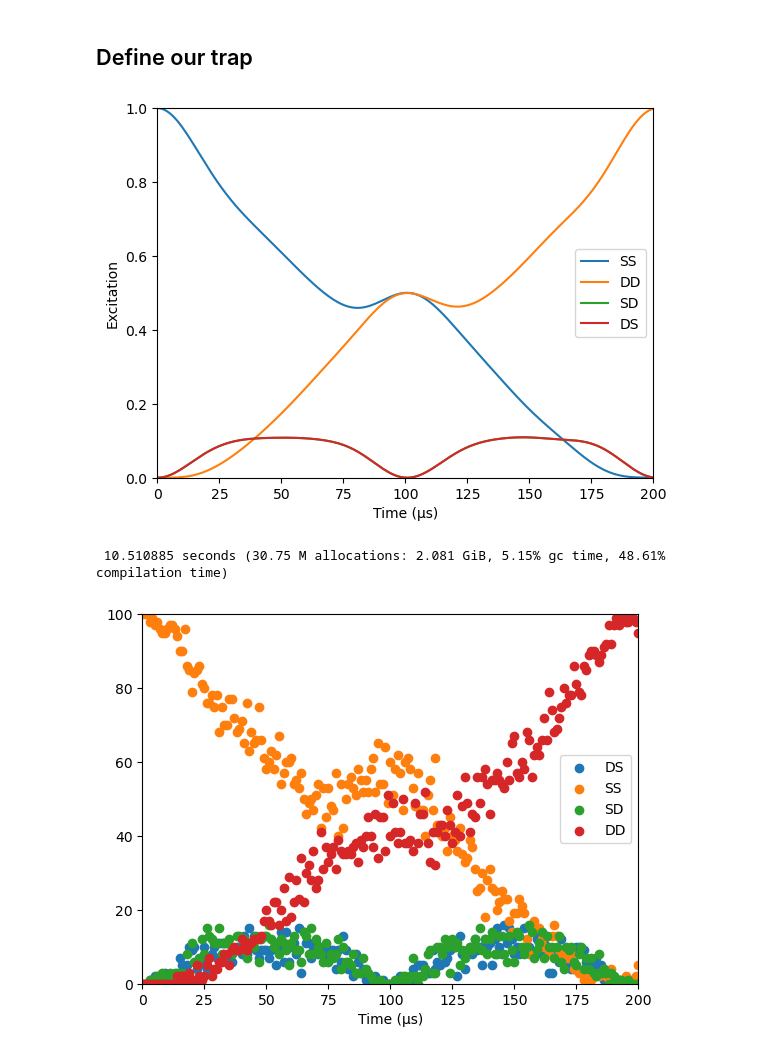
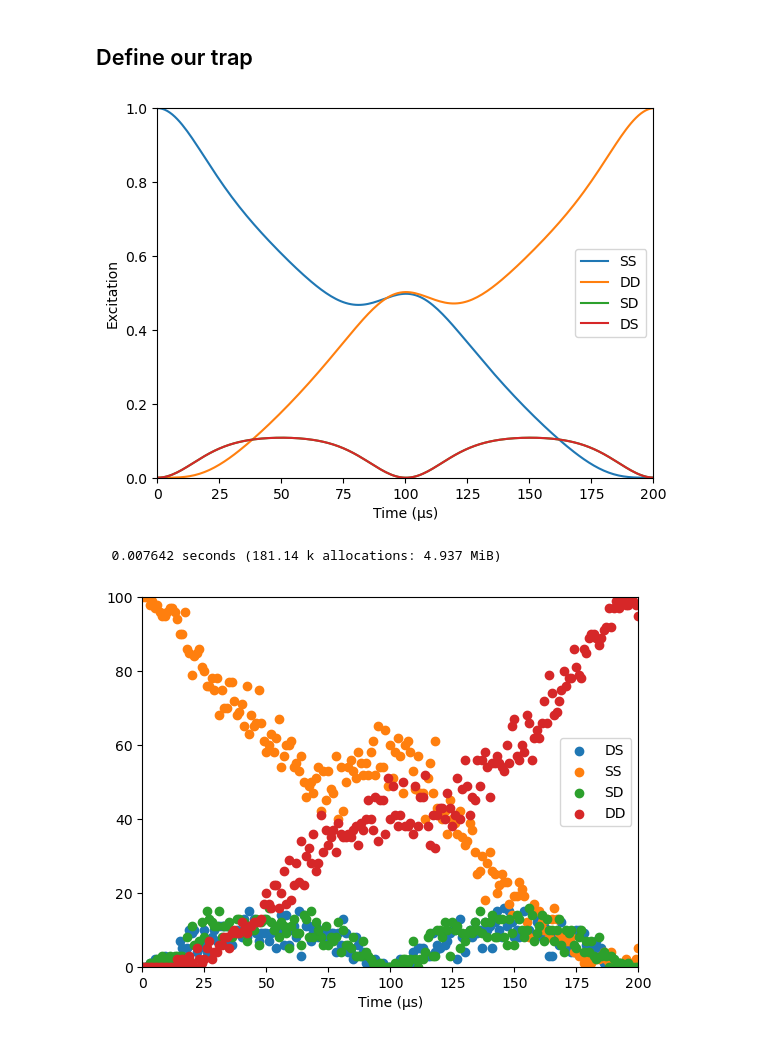
Before and after one commit to HaeffnerLab/hamiltonian-learning, a Jupyter notebook: MS_Control_Learning_Prototyping.ipynb, the cells around one changed output. Cells and saved outputs as stored; diff of their text form; code cells hidden in the pictures.

```diff
--- a/MS_Control_Learning_Prototyping.ipynb
+++ b/MS_Control_Learning_Prototyping.ipynb
@@ -98,13 +98,13 @@ function calculate_η()
     ]
     trap = Trap(configuration=chain, B=4e-4, Bhat=ẑ, δB=0, lasers=lasers)
     axial_mode = trap.configuration.vibrational_modes.z[1]
-    axial_mode.N = 5
+    axial_mode.N = 10
     return axial_mode, abs(get_η(axial_mode, lasers[1], ions[1]))
 end
 
 axial_mode, η = calculate_η();
 # %%
-function simulate_trap(tspan, detuning, pi_time)
+function simulate_trap(tspan, detuning_khz, pi_time_μs)
     # defining trap parameters
     ca_ions = [Ca40(["S-1/2", "D-1/2"]), Ca40(["S-1/2", "D-1/2"])]
     chain = LinearChain(
@@ -119,13 +119,13 @@ function simulate_trap(tspan, detuning, pi_time)
     trap = Trap(configuration=chain, B=4e-4, Bhat=ẑ, δB=0, lasers=lasers)
 
     mode = trap.configuration.vibrational_modes.z[1]
-    mode.N = 5
+    mode.N = 10
 
-    Efield_from_pi_time!(pi_time, trap, 1, 1, ("S-1/2", "D-1/2"));
-    Efield_from_pi_time!(pi_time, trap, 2, 1, ("S-1/2", "D-1/2"));
+    Efield_from_pi_time!(pi_time_μs * 1e-6, trap, 1, 1, ("S-1/2", "D-1/2"));
+    Efield_from_pi_time!(pi_time_μs * 1e-6, trap, 2, 1, ("S-1/2", "D-1/2"));
 
-    Δ = detuning
-    d = 100  # AC Stark shift compensation
+    Δ = detuning_khz * 1e3
+    d = 35  # AC Stark shift compensation
     f = transition_frequency(trap, 1, ("S-1/2", "D-1/2"))
 
     detuned_lasers = [copy(lasers[1]), copy(lasers[2])]
@@ -134,7 +134,7 @@ function simulate_trap(tspan, detuning, pi_time)
 
     trap.lasers = detuned_lasers
 
-    h = hamiltonian(trap, timescale=1e-6)
+    h = hamiltonian(trap, timescale=1e-6, rwa_cutoff=1e5)
     @time tout, sol = timeevolution.schroedinger_dynamic(
         tspan, ca_ions[1]["S-1/2"] ⊗ ca_ions[2]["S-1/2"] ⊗ mode[0],
         h)
@@ -147,24 +147,24 @@ function simulate_trap(tspan, detuning, pi_time)
     return tout, SS, DD, SD, DS
 end;
 # %%
-ideal_detuning = 10e3
-ideal_pi_time = η / ideal_detuning
+ideal_detuning_khz = 10
+ideal_pi_time_μs = 1e6 * η / (ideal_detuning_khz * 1e3)
 
 tspan = 0:1:200
-tout, SS, DD, SD, DS = simulate_trap(tspan, ideal_detuning, ideal_pi_time)
+tout, SS, DD, SD, DS = simulate_trap(tspan, ideal_detuning_khz, ideal_pi_time_μs)
 
 plt.plot(tout, SS, label="SS")
 plt.plot(tout, DD, label="DD")
 plt.plot(tout, SD, label="SD")
 plt.plot(tout, DS, label="DS")
 plt.xlim(tout[1], tout[end])
 plt.ylim(0, 1)
 plt.ylabel("Excitation")
 plt.xlabel("Time (μs)")
 plt.legend();
 # %% [output]
-[figure, old version]
+[figure, new version]
- 10.510885 seconds (30.75 M allocations: 2.081 GiB, 5.15% gc time, 48.61% compilation time)
+  0.007642 seconds (181.14 k allocations: 4.937 MiB)
 # %%
 # function to simulate taking real data
 function simulate_experiment(N, SS, DD, SD, DS)
```
Also changed, not shown: parts of 6 cells of this notebook, 2 other files.
